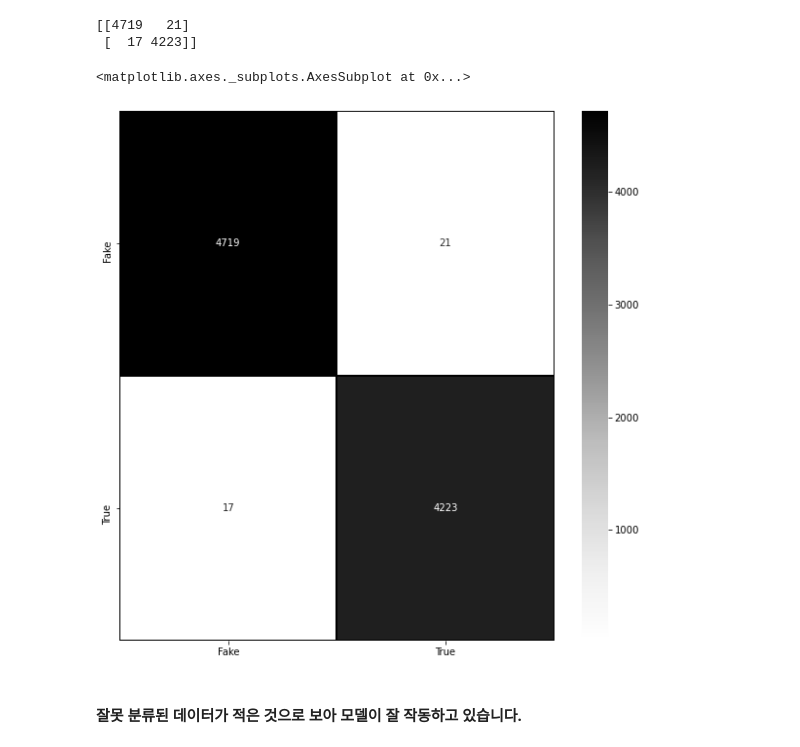
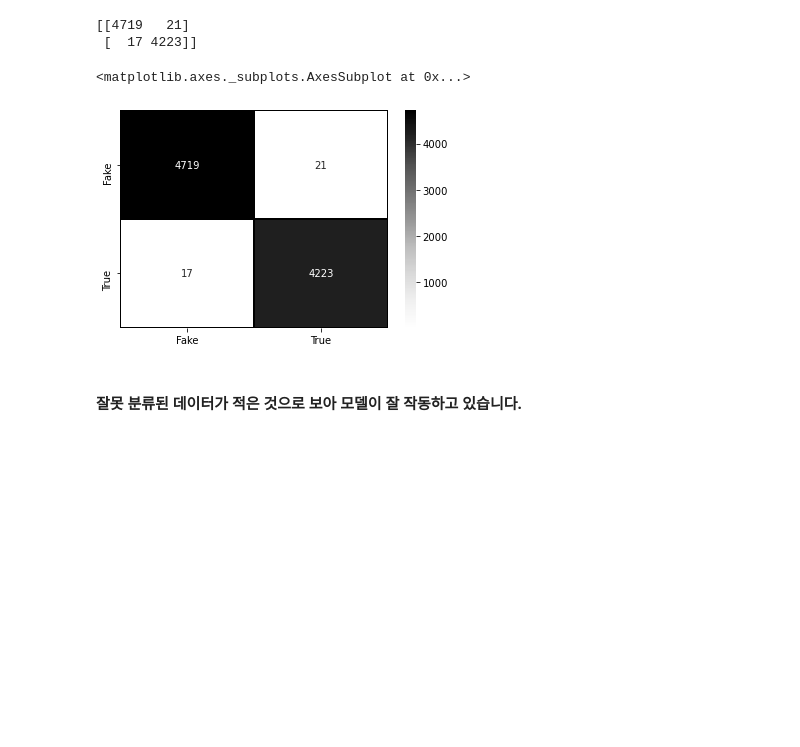
Before and after one commit to sesame86/News-Data-Classification-Analysis, a Jupyter notebook: [빅데이터] 뉴스데이터 여러가지 예측 분류.ipynb, the cells around one changed output. Cells and saved outputs as stored; diff of their text form; code cells hidden in the pictures; blank space fills up the shorter version.

```diff
--- a/[빅데이터] 뉴스데이터 여러가지 예측 분류.ipynb
+++ b/[빅데이터] 뉴스데이터 여러가지 예측 분류.ipynb
@@ -405,3 +405,3 @@ ValueError: Found input variables with inconsistent numbers of samples: [35918,
 # %%
-test_prediction = model.predict(x_test)
+prediction = model.predict(x_test)
 print("test accuracy: {}%".format(round(accuracy_score(y_test, prediction)*100,2)))
@@ -461,12 +463,12 @@ print(dt_cm)
 [[4719   21]
  [  17 4223]]
 # %%
-plt.figure(figsize = (10,10))
+
 sns.heatmap(dt_cm,cmap= "Greys", linecolor = 'black', linewidth = 1,
             annot = True, fmt='', xticklabels = ['Fake','True'],
             yticklabels = ['Fake','True'])
 # %% [output]
 <matplotlib.axes._subplots.AxesSubplot at 0x...>
-[figure, old version]
+[figure, new version]
 # %% [markdown]
 #### 잘못 분류된 데이터가 적은 것으로 보아 모델이 잘 작동하고 있습니다.
```
Also changed, not shown: parts of 2 cells of this notebook.
